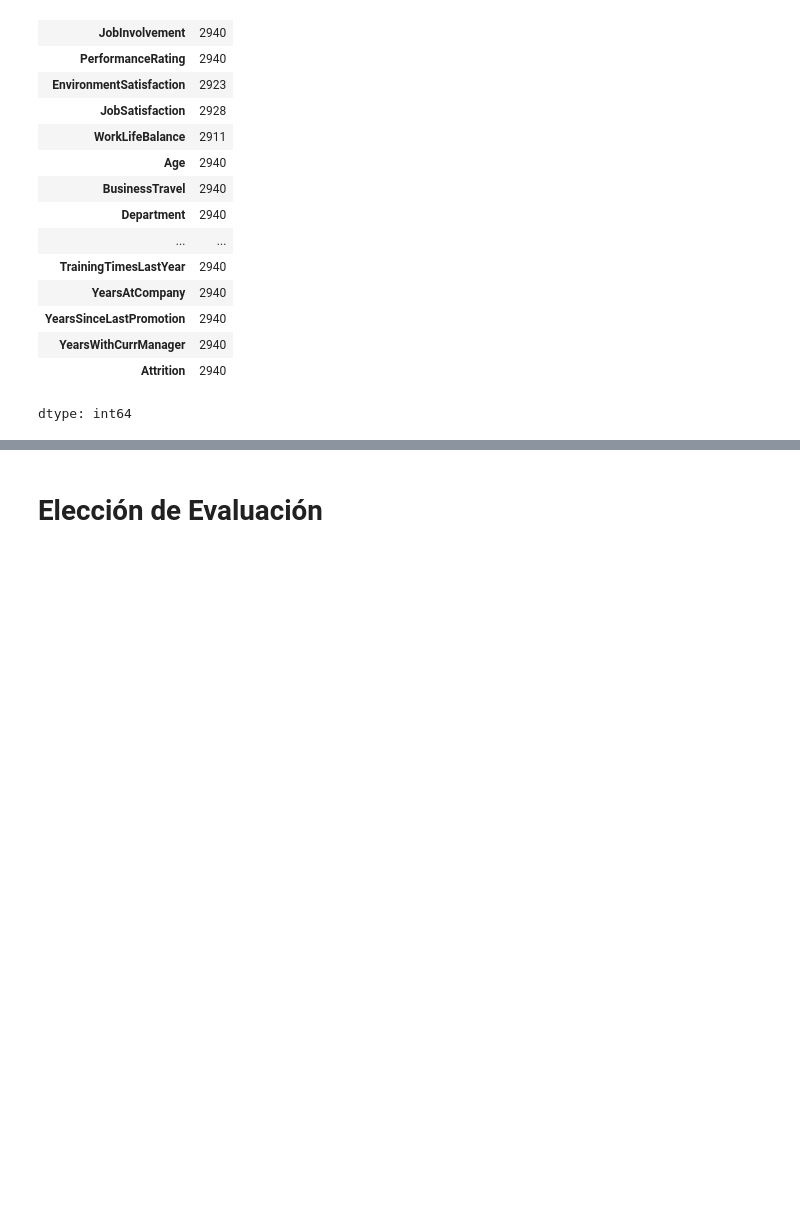
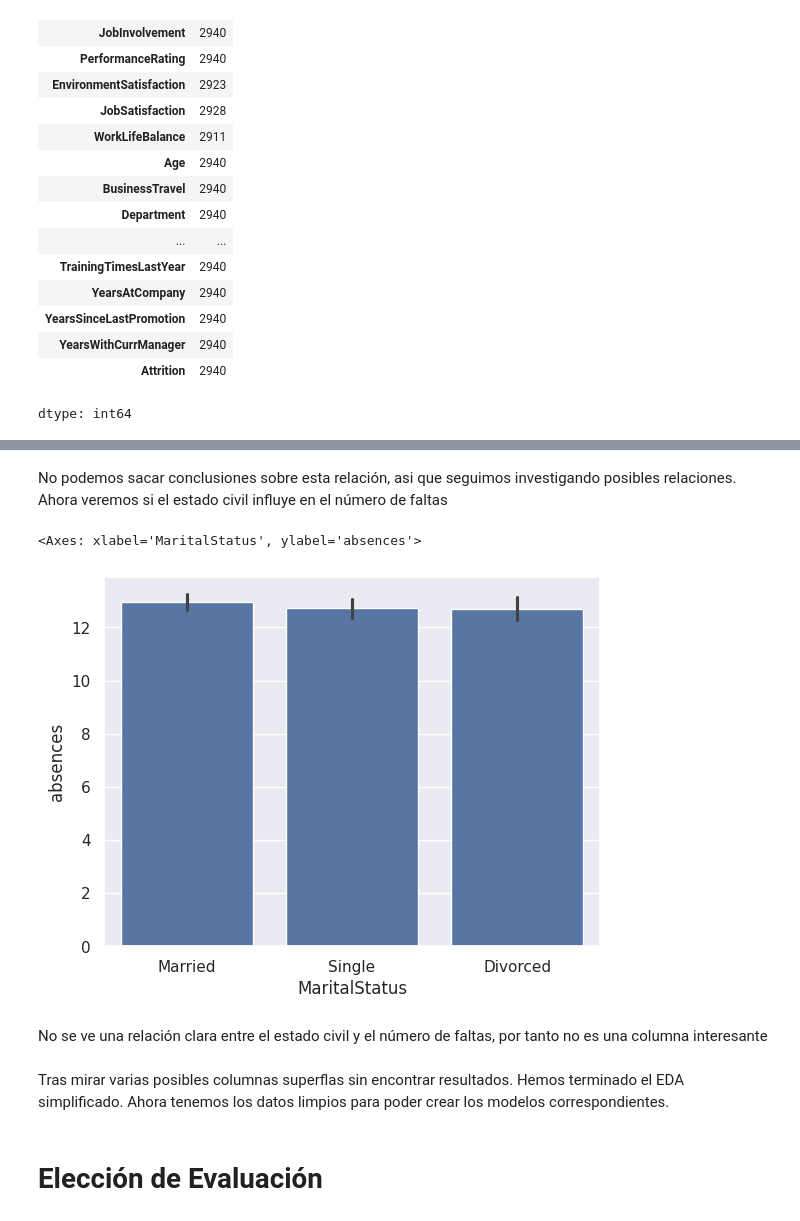
Before and after one commit to Guillermo100472109/Aprendizaje-Automatico, a Jupyter notebook: Entrega.ipynb, the cells around one changed output, grey strips where cells are left out. Drawn from its saved outputs; the diff is of its cells as text; code cells hidden in the pictures; blank space fills up the shorter version.

```diff
--- a/Entrega.ipynb
+++ b/Entrega.ipynb
@@ -155,3 +200,15 @@ dtype: int64
+# %% [markdown]
+No podemos sacar conclusiones sobre esta relación, asi que seguimos investigando posibles relaciones.
+Ahora veremos si el estado civil influye en el número de faltas
+# %%
+sns.barplot(x='MaritalStatus', y='absences', data=df, estimator=np.mean)
+# %% [output]
+<Axes: xlabel='MaritalStatus', ylabel='absences'>
+[figure, added]
+# %% [markdown]
+No se ve una relación clara entre el estado civil y el número de faltas, por tanto no es una columna interesante
+# %% [markdown]
+Tras mirar varias posibles columnas superflas sin encontrar resultados. Hemos terminado el EDA simplificado. Ahora tenemos los datos limpios para poder crear los modelos correspondientes.
 # %% [markdown]
 # Elección de  Evaluación
 # %% [markdown]
```
Also changed, not shown: parts of 23 cells of this notebook.
